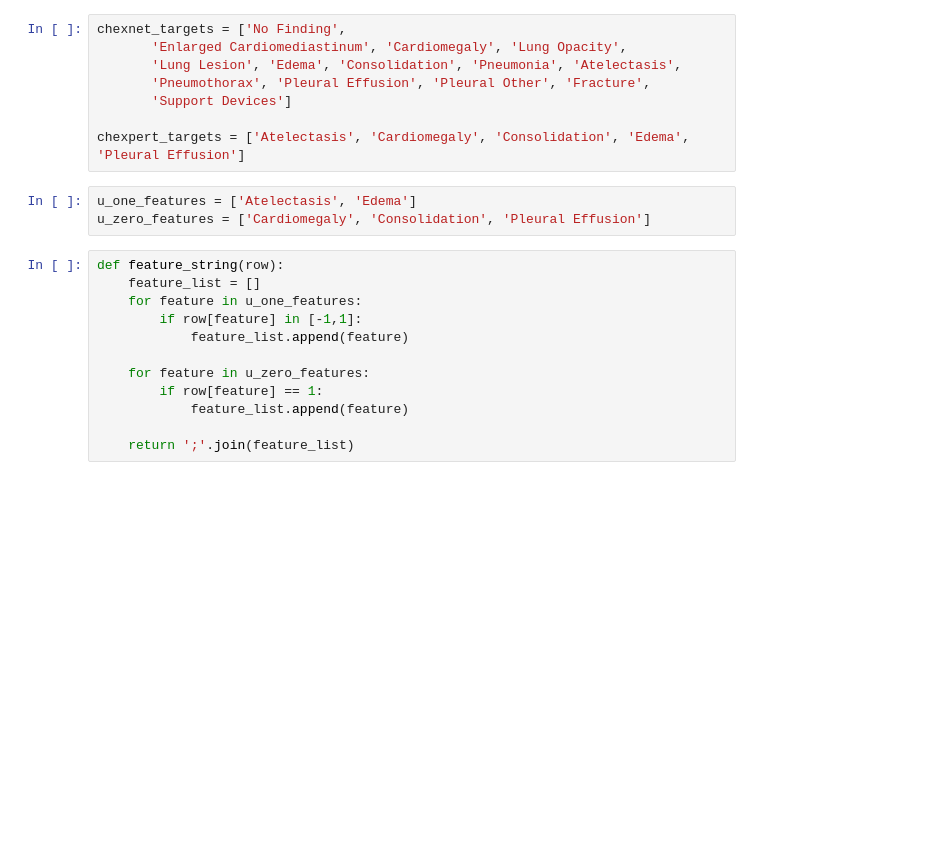
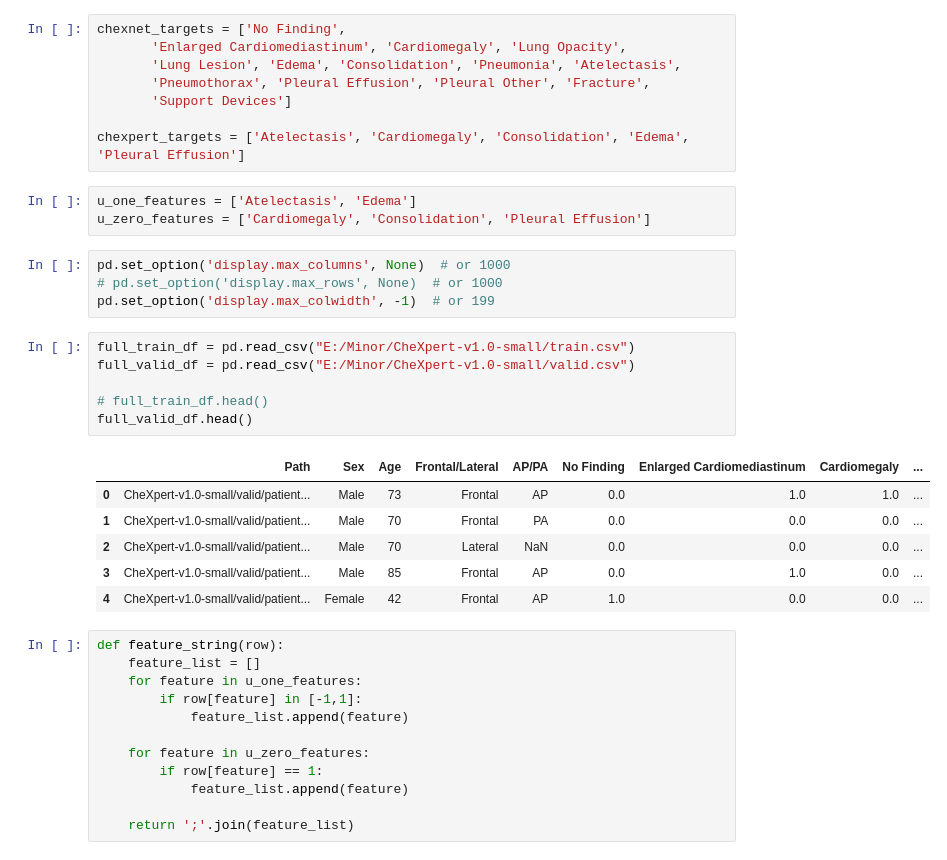
Before and after one commit to GameLogist/Pneumonet, a Jupyter notebook: ver0.ipynb, the cells around one changed output. Drawn from its saved outputs; the diff is of its cells as text; blank space fills up the shorter version.

```diff
--- a/ver0.ipynb
+++ b/ver0.ipynb
@@ -26,6 +56,23 @@ chexpert_targets = ['Atelectasis', 'Cardiomegaly', 'Consolidation', 'Edema', 'Pl
 # %%
 u_one_features = ['Atelectasis', 'Edema']
 u_zero_features = ['Cardiomegaly', 'Consolidation', 'Pleural Effusion']
+# %%
+pd.set_option('display.max_columns', None)  # or 1000
+# pd.set_option('display.max_rows', None)  # or 1000
+pd.set_option('display.max_colwidth', -1)  # or 199
+# %%
+full_train_df = pd.read_csv("E:/Minor/CheXpert-v1.0-small/train.csv")
+full_valid_df = pd.read_csv("E:/Minor/CheXpert-v1.0-small/valid.csv")
+
+# full_train_df.head()
+full_valid_df.head()
+# %% [output]
+|  | Path | Sex | Age | Frontal/Lateral | AP/PA | No Finding | Enlarged Cardiomediastinum | Cardiomegaly | ... |
+| 0 | CheXpert-v1.0-small/valid/patient... | Male | 73 | Frontal | AP | 0.0 | 1.0 | 1.0 | ... |
+| 1 | CheXpert-v1.0-small/valid/patient... | Male | 70 | Frontal | PA | 0.0 | 0.0 | 0.0 | ... |
+| 2 | CheXpert-v1.0-small/valid/patient... | Male | 70 | Lateral | NaN | 0.0 | 0.0 | 0.0 | ... |
+| 3 | CheXpert-v1.0-small/valid/patient... | Male | 85 | Frontal | AP | 0.0 | 1.0 | 0.0 | ... |
+| 4 | CheXpert-v1.0-small/valid/patient... | Female | 42 | Frontal | AP | 1.0 | 0.0 | 0.0 | ... |
 # %%
 def feature_string(row):
     feature_list = []
```
Also changed, not shown: parts of 19 cells of this notebook, 1 other file.
